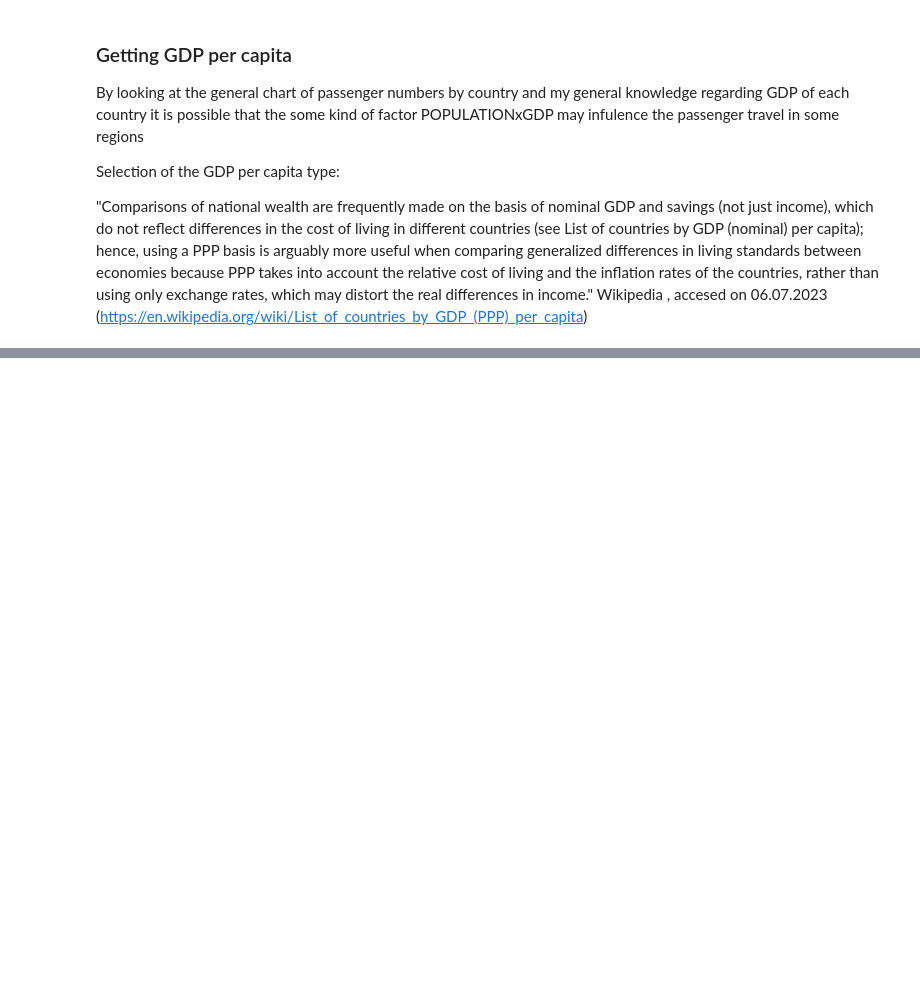
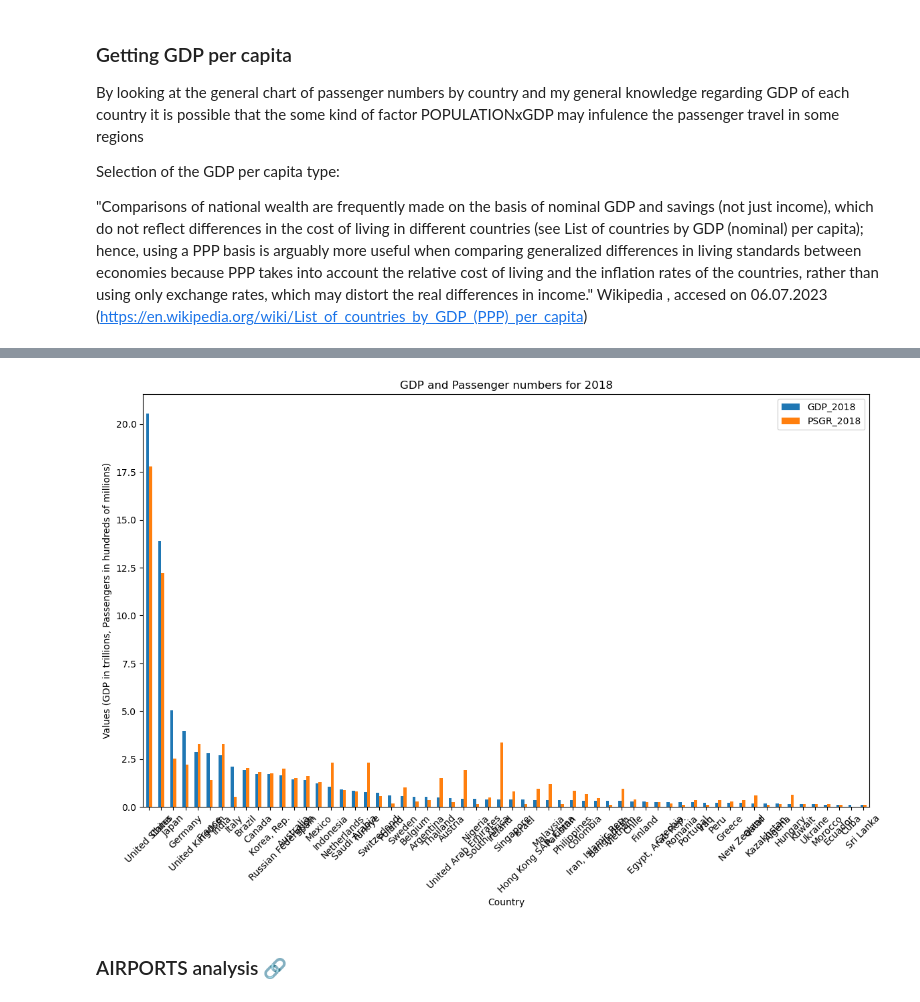
Before and after one commit to kriskoss/PWD_mid-term_project, a Jupyter notebook: PWD mid-term project.ipynb, the cells around one changed output, grey strips where cells are left out. Saved outputs shown, nothing was run; the diff lists cells and outputs as text; code cells hidden in the pictures; blank space fills up the shorter version.

```diff
--- a/PWD mid-term project.ipynb
+++ b/PWD mid-term project.ipynb
@@ -102,0 +122,4 @@ os.makedirs("Data", exist_ok=True)
+# %%
+# Removing rows which do not represent countries
+def remove_not_country_rows(df):
+    return df[df['Country Code'].isin(countries['alpha-3'])]
@@ -292,0 +434,19 @@ Wikipedia , accesed on 06.07.2023 (https://en.wikipedia.org/wiki/List_of_countri
+# %%
+### Plotting
+GDP_PSGR_2018_copy = GDP_PSGR_2018_top.copy().drop('align_factor', axis=1)  # Create a copy of the DataFrame
+
+# Normalize the data
+GDP_PSGR_2018_copy['GDP_2018'] = GDP_PSGR_2018_copy['GDP_2018'] / 1e12   # Convert to trillions
+GDP_PSGR_2018_copy['PSGR_2018'] = GDP_PSGR_2018_copy['PSGR_2018'] / 0.5e8   # Convert to hundreds of millions
+
+# GDP_PSGR_2018_top.plot(kind='bar', figsize=(14, 8))
+GDP_PSGR_2018_copy.plot(kind='bar', figsize=(14, 8))
+plt.title('GDP and Passenger numbers for 2018')
+plt.ylabel('Values (GDP in trillions, Passengers in hundreds of millions)')
+plt.xlabel('Country')
+plt.xticks(rotation=45)
+plt.show()
+# %% [output]
+[figure, added]
+# %% [markdown]
+### AIRPORTS analysis <a id="AIRPORTS_analysis"></a> 🔗
```
Also changed, not shown: parts of 113 cells of this notebook, 15 other files.
